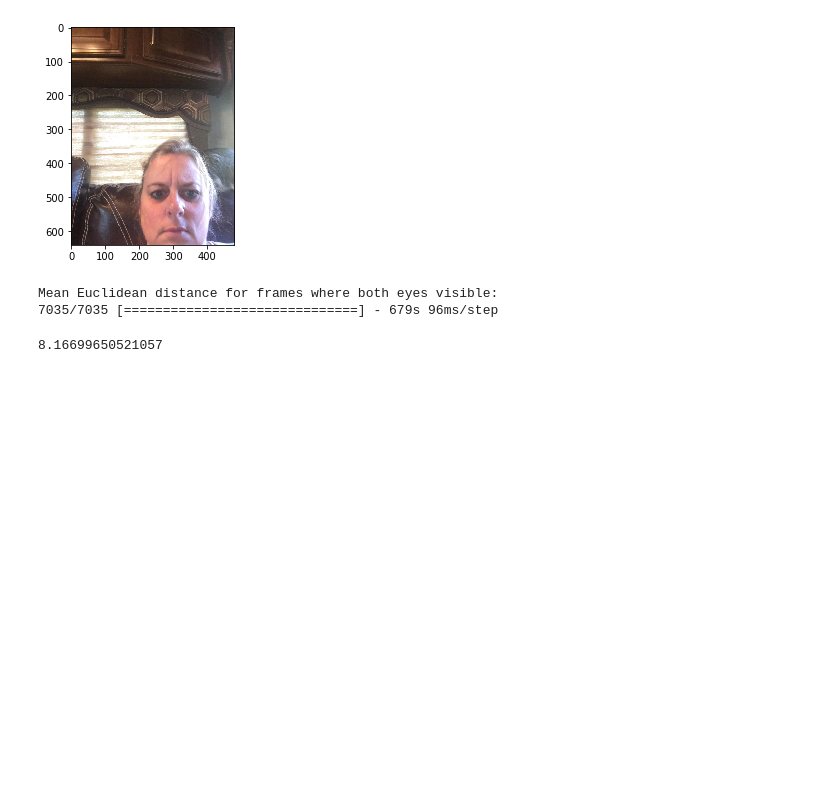
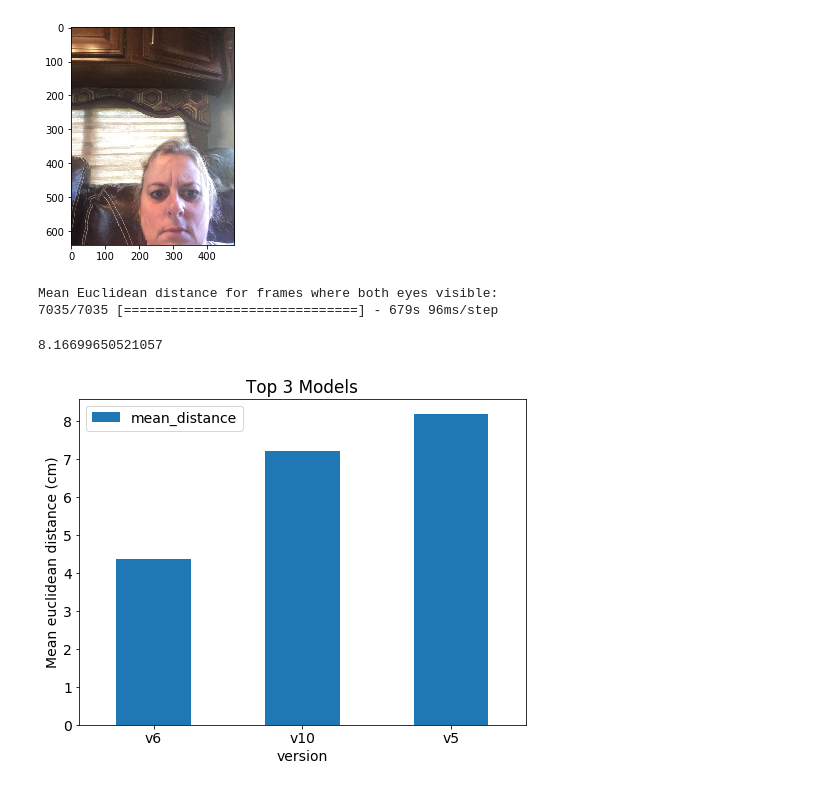
Before and after one commit to rcdilorenzo/inspector-lestrade, a Jupyter notebook: results.ipynb, the cells around one changed output. Cells and saved outputs as stored; diff of their text form; code cells hidden in the pictures; blank space fills up the shorter version.

Commit message:
Add top 3 models as bar graph

```diff
--- a/results.ipynb
+++ b/results.ipynb
@@ -149,3 +149,22 @@ v5.evaluate(workers=30, use_scaled_distance=True)
 Mean Euclidean distance for frames where both eyes visible:
 7035/7035 [==============================] - 679s 96ms/step
 8.16699650521057
+# %%
+import pandas as pd
+import matplotlib.pyplot as plt
+
+from pylab import rcParams
+rcParams['figure.figsize'] = 8, 6
+plt.rcParams.update({'font.size': 14})
+
+accuracy = pd.DataFrame(data={
+    'version': ['v6', 'v10', 'v5'],
+    'mean_distance': [4.352723082455106, 7.2037916476965655, 8.16699650521057]
+})
+
+axis = accuracy.plot.bar(x='version', rot=0)
+axis.set_title('Top 3 Models')
+axis.set_ylabel('Mean euclidean distance (cm)')
+plt.show()
+# %% [output]
+[figure, added]
```
